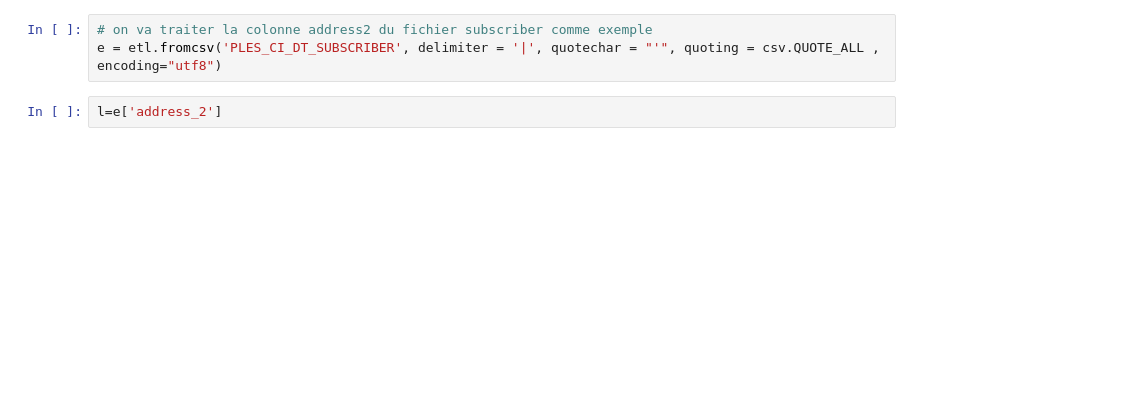
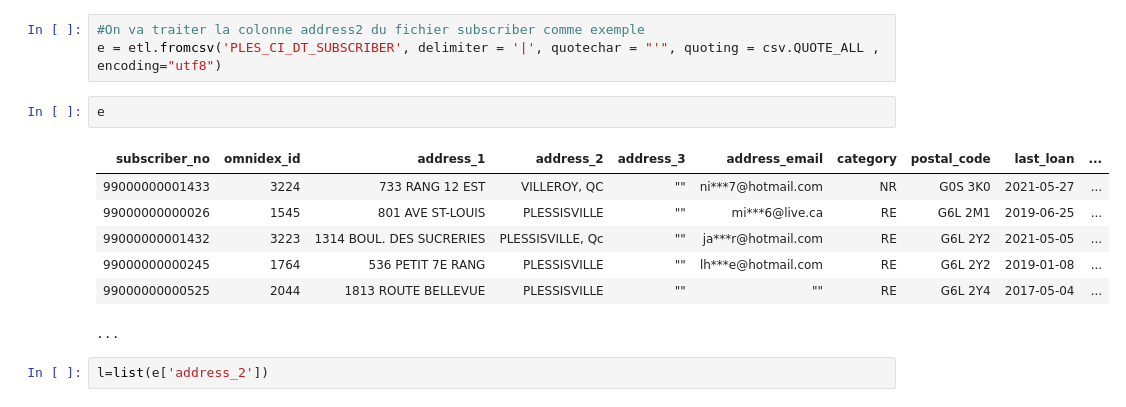
Before and after one commit to ayoubsassioui/inlibro01, a Jupyter notebook: Pretraitement de la colonne.ipynb, the cells around one changed output. Cells and saved outputs as stored; diff of their text form; blank space fills up the shorter version.

```diff
--- a/Pretraitement de la colonne.ipynb
+++ b/Pretraitement de la colonne.ipynb
@@ -23,5 +30,15 @@ while True:
 # %%
-# on va traiter la colonne address2 du fichier subscriber comme exemple
+#On va traiter la colonne address2 du fichier subscriber comme exemple
 e = etl.fromcsv('PLES_CI_DT_SUBSCRIBER', delimiter = '|', quotechar = "'", quoting = csv.QUOTE_ALL , encoding="utf8")
+# %%
+e
+# %% [output]
+| subscriber_no | omnidex_id | address_1 | address_2 | address_3 | address_email | category | postal_code | last_loan | ... |
+| 99000000001433 | 3224 | 733 RANG 12 EST | VILLEROY, QC | "" | ni***7@hotmail.com | NR | G0S 3K0 | 2021-05-27 | ... |
+| 99000000000026 | 1545 | 801 AVE ST-LOUIS | PLESSISVILLE | "" | mi***6@live.ca | RE | G6L 2M1 | 2019-06-25 | ... |
+| 99000000001432 | 3223 | 1314 BOUL. DES SUCRERIES | PLESSISVILLE, Qc | "" | ja***r@hotmail.com | RE | G6L 2Y2 | 2021-05-05 | ... |
+| 99000000000245 | 1764 | 536 PETIT 7E RANG | PLESSISVILLE | "" | lh***e@hotmail.com | RE | G6L 2Y2 | 2019-01-08 | ... |
+| 99000000000525 | 2044 | 1813 ROUTE BELLEVUE | PLESSISVILLE | "" | "" | RE | G6L 2Y4 | 2017-05-04 | ... |
+...
 # %%
-l=e['address_2']
+l=list(e['address_2'])
```
Also changed, not shown: parts of 12 cells of this notebook.
